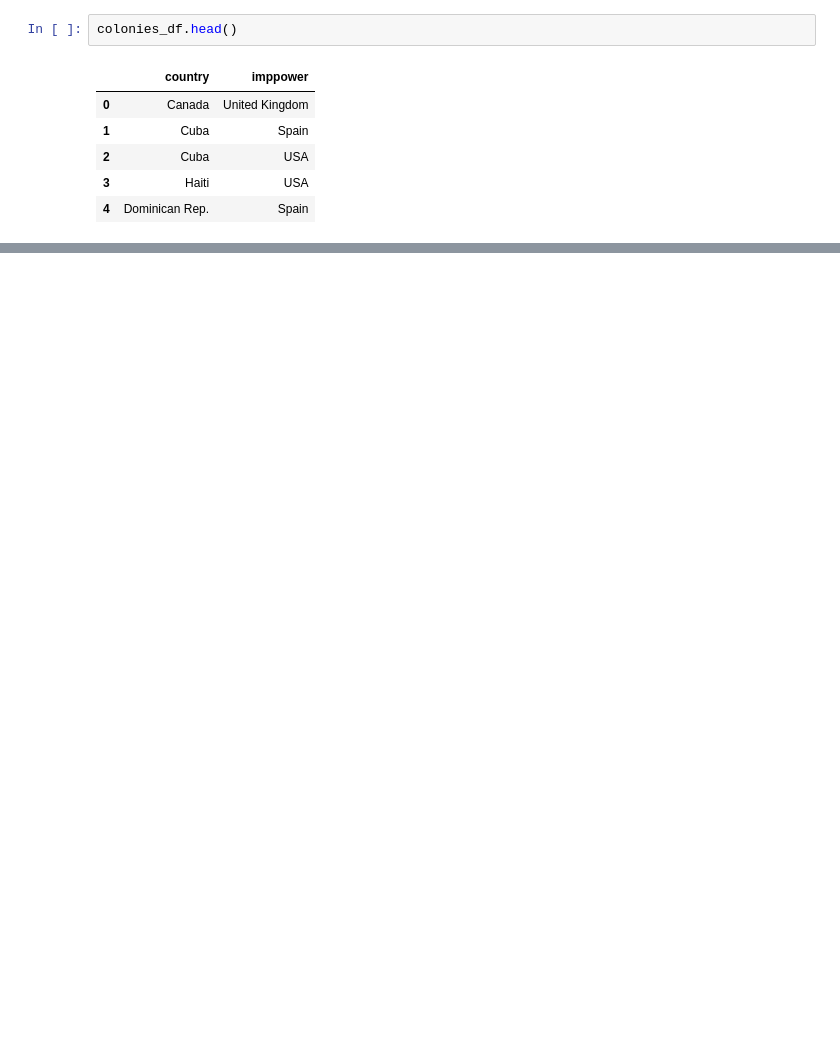
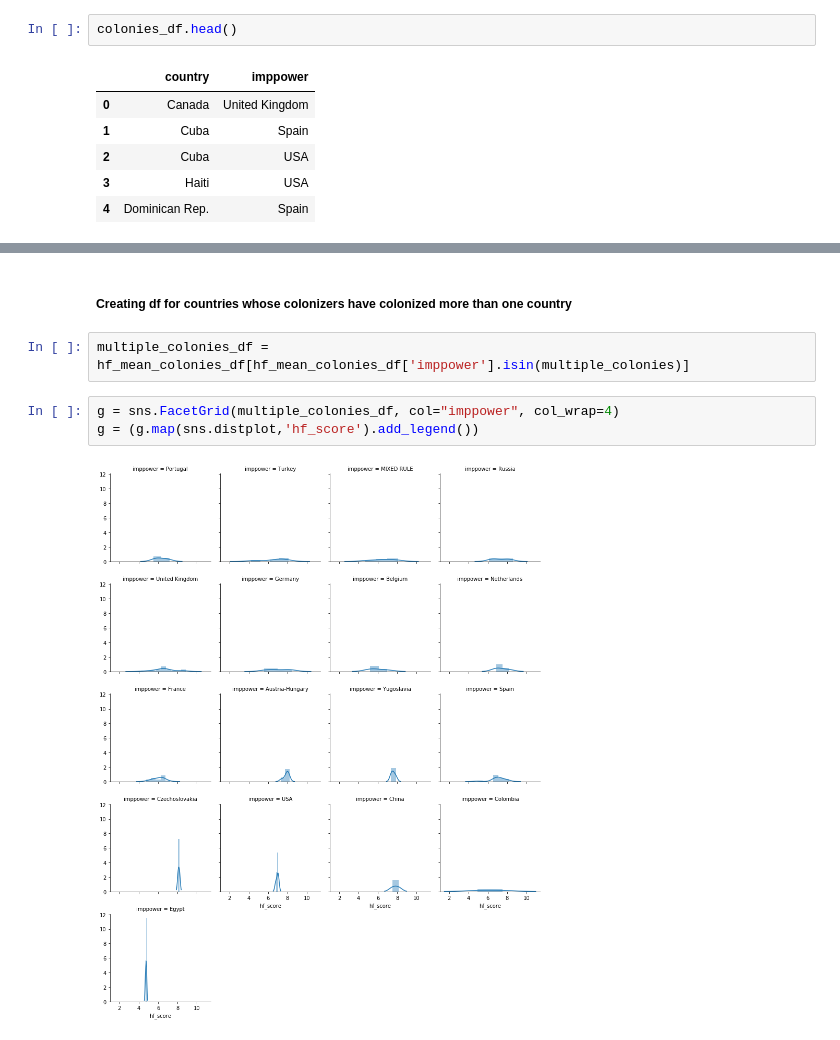
Before and after one commit to vaidehidalmia/human-freedom-index, a Jupyter notebook: notebooks/hf_colonies EDA.ipynb, the cells around one changed output, grey strips where cells are left out. Cells and saved outputs as stored; diff of their text form; blank space fills up the shorter version.

```diff
--- a/notebooks/hf_colonies EDA.ipynb
+++ b/notebooks/hf_colonies EDA.ipynb
@@ -93,0 +183,9 @@ uk_colonies
+# %% [markdown]
+##### Creating df for countries whose colonizers have colonized more than one country
+# %%
+multiple_colonies_df = hf_mean_colonies_df[hf_mean_colonies_df['imppower'].isin(multiple_colonies)]
+# %%
+g = sns.FacetGrid(multiple_colonies_df, col="imppower", col_wrap=4)
+g = (g.map(sns.distplot,'hf_score').add_legend())
+# %% [output]
+[figure, added]
```
Also changed, not shown: parts of 39 cells of this notebook, 7 other files.
